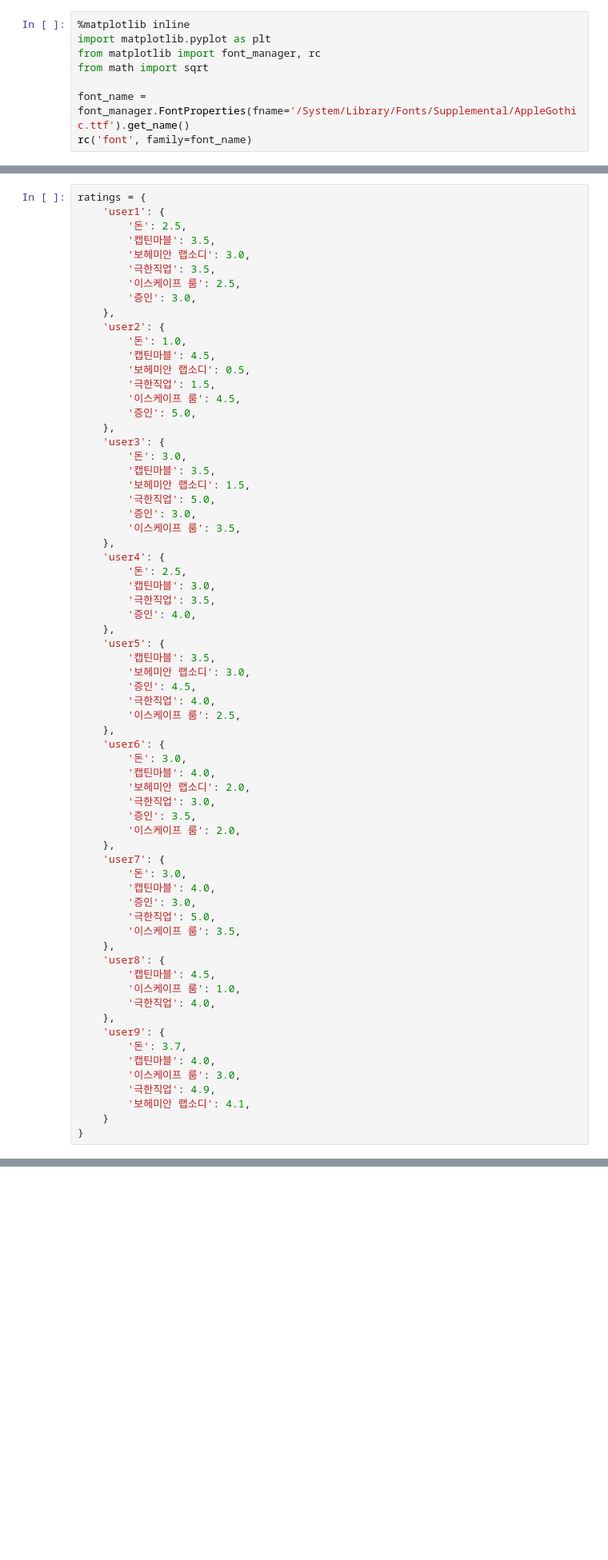
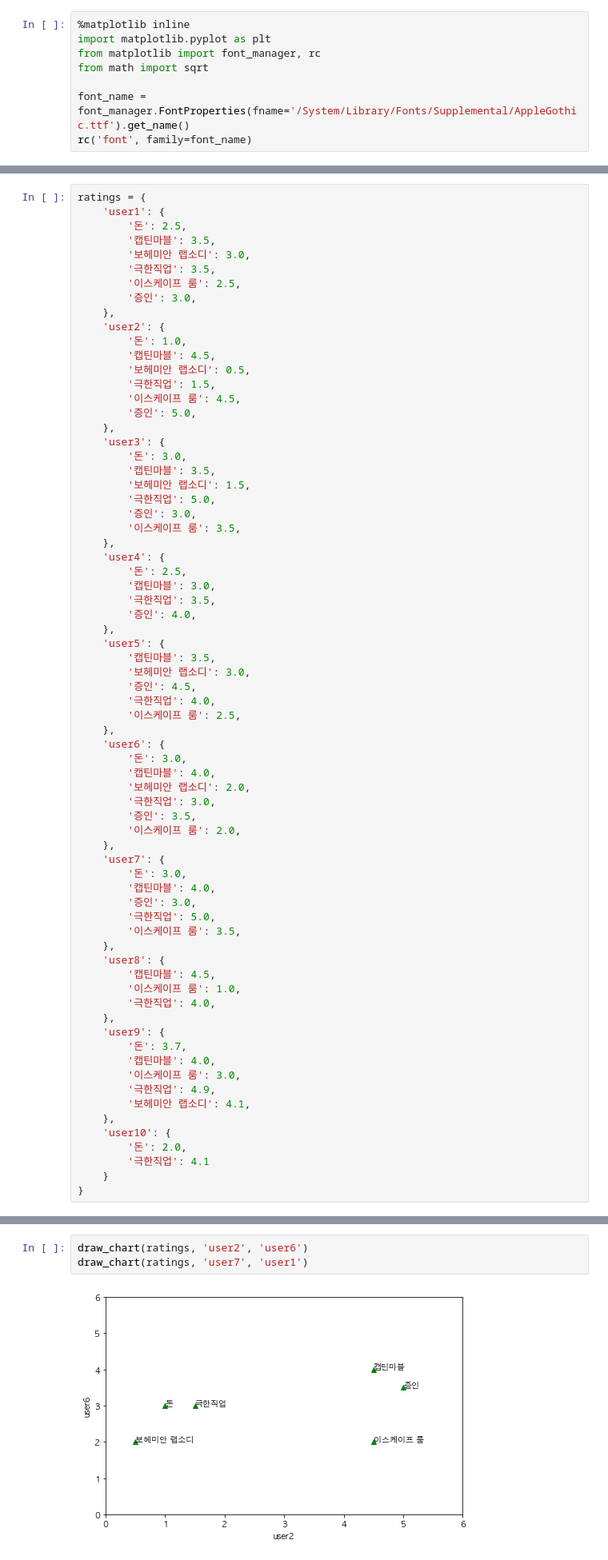
Before and after one commit to goriver/ai, a Jupyter notebook: sources/Day5/recommendation/Recommendation_movie.ipynb, the cells around one changed output, grey strips where cells are left out. Shown at 80% size. Saved outputs shown, nothing was run; the diff lists cells and outputs as text; blank space fills up the shorter version.

```diff
--- a/sources/Day5/recommendation/Recommendation_movie.ipynb
+++ b/sources/Day5/recommendation/Recommendation_movie.ipynb
@@ -81,6 +81,10 @@ ratings = {
         '이스케이프 룸': 3.0,
         '극한직업': 4.9,
         '보헤미안 랩소디': 4.1,
+    },
+    'user10': {
+        '돈': 2.0,
+        '극한직업': 4.1
     }
 }
 # %%
@@ -106,0 +202,5 @@ print(pearson_correlation_coefficient(ratings, 'user5', 'user8'))
+# %%
+draw_chart(ratings, 'user2', 'user6')
+draw_chart(ratings, 'user7', 'user1')
+# %% [output]
+[figure, added]
```
Also changed, not shown: parts of 13 cells of this notebook, 1 other file.
